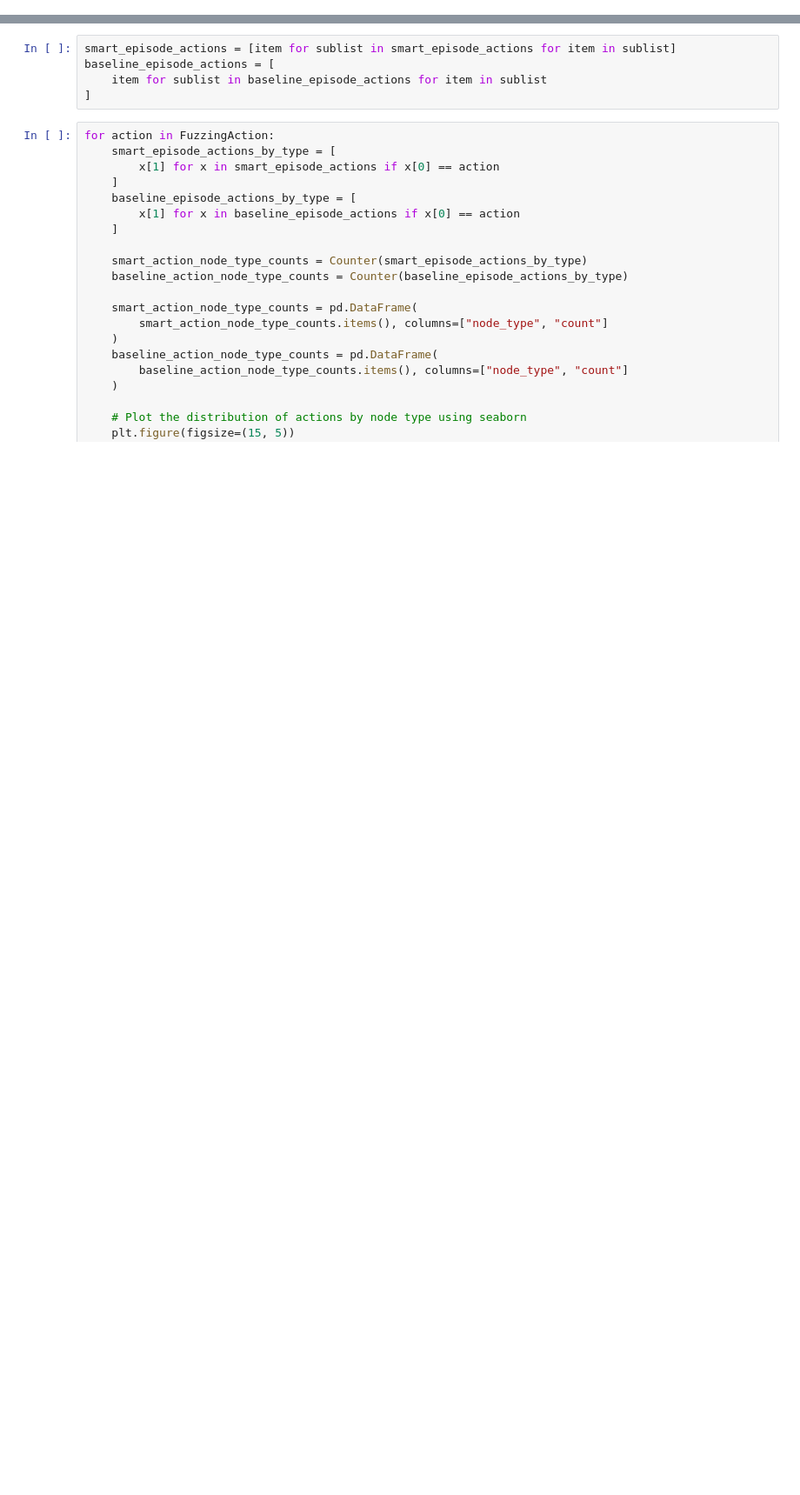
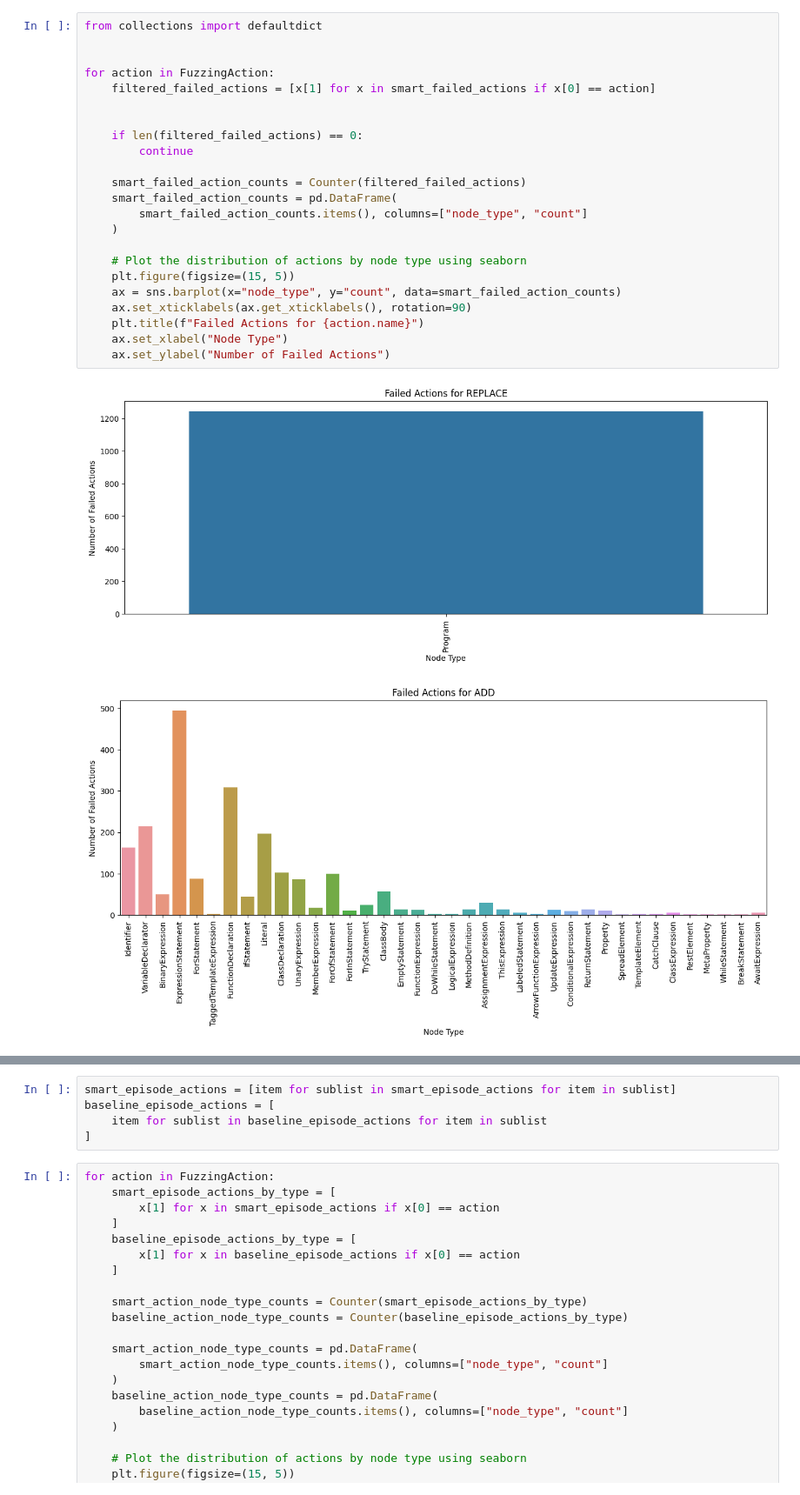
Before and after one commit to PranavMaganti/JEFRL, a Jupyter notebook: src/stats.ipynb, the cells around one changed output, grey strips where cells are left out. Shown at 87% size. Cells and saved outputs as stored; diff of their text form; blank space fills up the shorter version.

```diff
--- a/src/stats.ipynb
+++ b/src/stats.ipynb
@@ -135,0 +154,26 @@ Text(0.5, 1.0, 'Loss')
+# %%
+from collections import defaultdict
+
+
+for action in FuzzingAction:
+    filtered_failed_actions = [x[1] for x in smart_failed_actions if x[0] == action]
+
+
+    if len(filtered_failed_actions) == 0:
+        continue
+
+    smart_failed_action_counts = Counter(filtered_failed_actions)
+    smart_failed_action_counts = pd.DataFrame(
+        smart_failed_action_counts.items(), columns=["node_type", "count"]
+    )
+
+    # Plot the distribution of actions by node type using seaborn
+    plt.figure(figsize=(15, 5))
+    ax = sns.barplot(x="node_type", y="count", data=smart_failed_action_counts)
+    ax.set_xticklabels(ax.get_xticklabels(), rotation=90)
+    plt.title(f"Failed Actions for {action.name}")
+    ax.set_xlabel("Node Type")
+    ax.set_ylabel("Number of Failed Actions")
+# %% [output]
+[figure, added]
+[figure, added]
```
Also changed, not shown: parts of 10 cells of this notebook, 10 other files.
